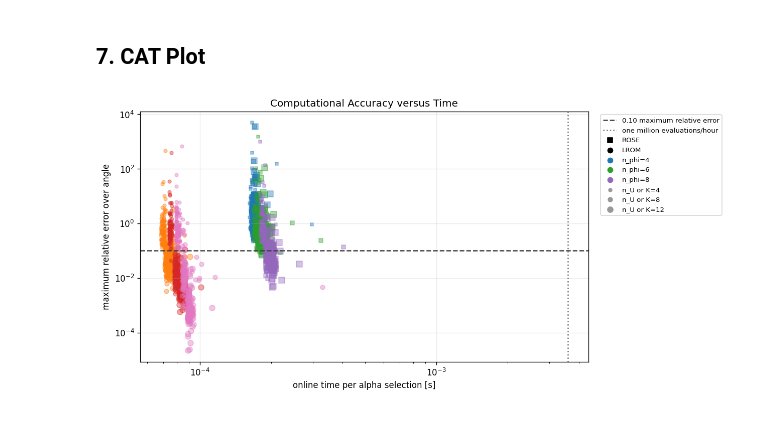
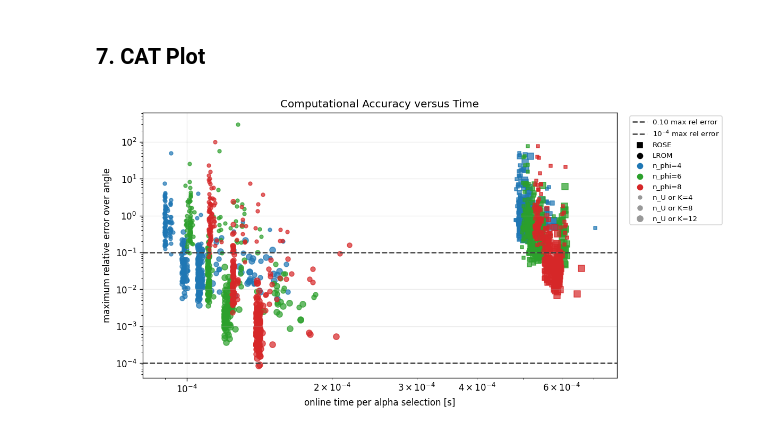
Before and after one commit to nitrogen5052/Learning-Reduced-Order-Models, a Jupyter notebook: notebooks/02_rose_vs_lrom_cross_sections.ipynb, the cells around one changed output. Cells and saved outputs as stored; diff of their text form; code cells hidden in the pictures.

```diff
--- a/notebooks/02_rose_vs_lrom_cross_sections.ipynb
+++ b/notebooks/02_rose_vs_lrom_cross_sections.ipynb
@@ -27,7 +27,7 @@ plt.rcParams.update({"figure.dpi": 120, "axes.grid": True, "grid.alpha": 0.25})
 TARGET = (40, 20)
 PROJECTILE = (1, 0)
 LAB_ENERGY = 14.1
-L_MAX = 3
+L_MAX = 10
 MESH_SIZE = 600
 N_TRAIN = 200
 N_TEST = 100
@@ -145,18 +145,20 @@ for color, (channel, state) in zip(colors, section3_predictor.items()):
     predictor_rows.append({"channel": str(channel),
                            "selected radii [fm]": np.round(state.selected_radii, 4)})
 
-for ax, title in zip(axes.flat, ["l=0 central: real", "l=0 central: imaginary",
-                                 "l=3, j=l-1/2: real", "l=3, j=l+1/2: real"]):
+for ax, title in zip(axes.flat, ["l=0: real", "l=0: imaginary",
+                                 f"l={L_MAX}, j=l-1/2: real", f"l={L_MAX}, j=l+1/2: real"]):
     ax.set_title(title)
 for ax in axes[1]:
     ax.set_xlabel("r [fm]")
 for ax in axes[:, 0]:
     ax.set_ylabel("potential [MeV]")
 axes[0, 1].legend(fontsize=7, ncol=2)
-fig.suptitle("Channel effective-interaction predictor radii")
+fig.suptitle("interaction as a function of r [fm], with predictor selections")
 fig.tight_layout()
 
-assert np.all(np.concatenate([s.selected_radii for s in section3_predictor.values()]) >= 0.5)
+#assert np.all(np.concatenate([s.selected_radii for s in section3_predictor.values()]) >= 0.5)
+selected_radii = np.concatenate([s.selected_radii for s in section3_predictor.values()])
+assert np.all(selected_radii >= 0.5)
 plt.show()
-display(pd.DataFrame(predictor_rows))
+#display(pd.DataFrame(predictor_rows))
 # %% [output]
@@ -499,8 +675,8 @@ summary_table = pd.DataFrame(summary_rows).sort_values(
 ## 7. CAT Plot
 # %%
 fig, ax = plt.subplots(figsize=(12.5, 5.4))
-colors = dict(zip(BASIS_SIZES, ("tab:blue", "tab:green", "tab:purple")))
-colors2 = dict(zip(BASIS_SIZES, ("tab:orange", "tab:red", "tab:pink")))
+colors = dict(zip(BASIS_SIZES, ("tab:blue", "tab:green", "tab:red")))
+#colors2 = dict(zip(BASIS_SIZES, ("tab:orange", "tab:red", "tab:pink")))
 compression_values = ROSE_EIM_SIZES
 compression_sizes = dict(zip(compression_values, (16, 28, 44)))
 
@@ -513,7 +689,7 @@ for (n_phi, n_u), result in rose_results.items():
         ),
         marker="s",
         s=compression_sizes[n_u],
-        alpha=0.4,
+        alpha=0.7,
         color=colors[n_phi],
     )
 
@@ -528,48 +704,54 @@ for (n_phi, predictor_count), result in lrom_results.items():
         ),
         marker="o",
         s=compression_sizes[predictor_count],
-        alpha=0.4,
-        color=colors2[n_phi],
+        alpha=0.7,
+        color=colors[n_phi],
     )
 
 ax.axhline(
     0.10,
     color="0.25",
     linestyle="--",
-    label="0.10 maximum relative error",
+    label="0.10 max rel error",
 )
-ax.axvline(
-    3600 / 1_000_000,
-    color="0.45",
-    linestyle=":",
-    label="one million evaluations/hour",
+ax.axhline(
+    1e-4,
+    color="0.25",
+    linestyle="--",
+    label=r"$10^{-4}$ max rel error",
 )
+# ax.axvline(
+#     3600 / 1_000_000,
+#     color="0.45",
+#     linestyle=":",
+#     label="one million evaluations/hour",
+#)
 ax.set_xscale("log")
 ax.set_yscale("log")
 ax.set_xlabel("online time per alpha selection [s]")
 ax.set_ylabel("maximum relative error over angle")
 ax.set_title("Computational Accuracy versus Time")
 
 ax.scatter([], [], marker="s", color="black", label="ROSE")
 ax.scatter([], [], marker="o", color="black", label="LROM")
 for n_phi, color in colors.items():
     ax.scatter([], [], marker="o", color=color, label=f"n_phi={n_phi}")
 for compression, size in compression_sizes.items():
     ax.scatter(
         [],
         [],
         marker="o",
         s=size,
         color="0.6",
         label=f"n_U or K={compression}",
     )
 
 ax.legend(
     bbox_to_anchor=(1.02, 1.0),
     loc="upper left",
     fontsize=8,
 )
 fig.subplots_adjust(right=0.72)
 plt.show()
 # %% [output]
-[figure, old version]
+[figure, new version]
```
Also changed, not shown: parts of 9 cells of this notebook, 1 other file.
